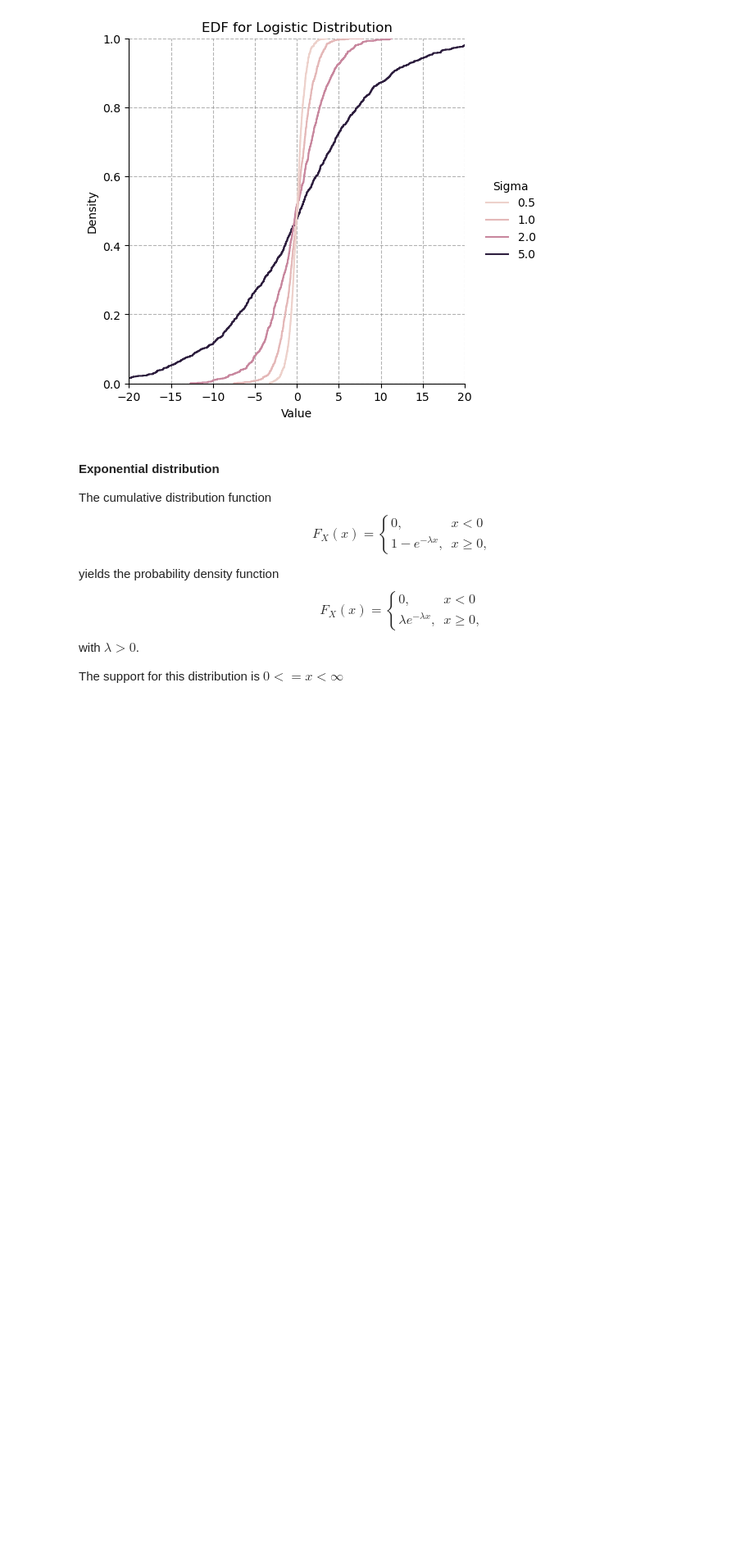
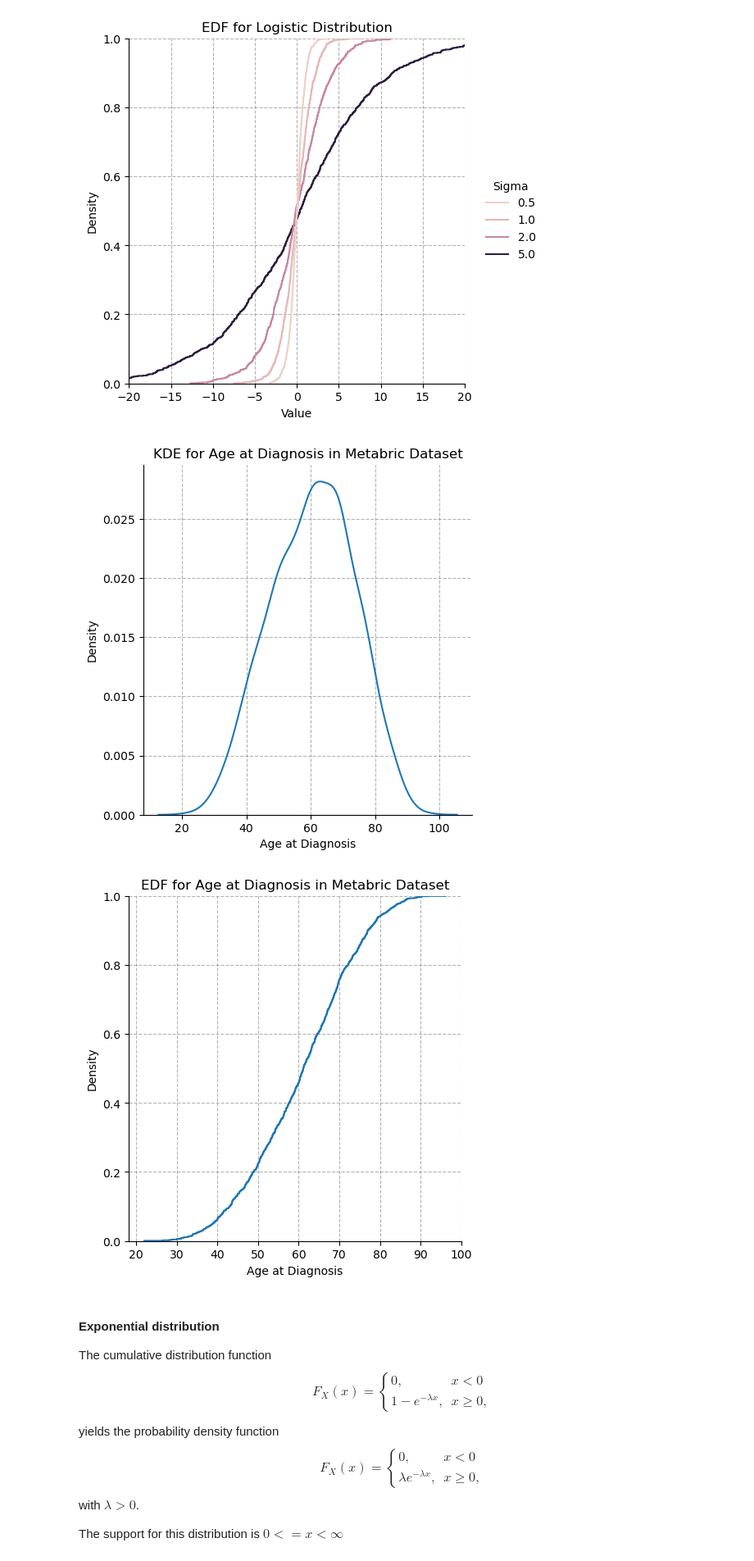
Before and after one commit to ds4e/understanding_uncertainty_assignments, a Jupyter notebook: assignment_6/exercies_6.ipynb, the cells around one changed output. Shown at 82% size. Saved outputs shown, nothing was run; the diff lists cells and outputs as text; code cells hidden in the pictures; blank space fills up the shorter version.

Commit message:
Identified metabric data for each distribution. Exercise 6 complete.

```diff
--- a/assignment_6/exercies_6.ipynb
+++ b/assignment_6/exercies_6.ipynb
@@ -10,6 +10,8 @@ import seaborn as sns
 # %%
 plt.rcParams["figure.figsize"] = (14, 8)
 random_seed = 12365478900
+
+metabric = pd.read_csv('../data/metabric.csv')
 # %% [markdown]
 ### 6. Some Common Distributions
 
@@ -143,6 +145,24 @@ plot_samples(lambda rng, scale, n: rng.logistic(scale=scale, size=n), 'Logistic'
 # %% [output]
 [figure]
 [figure]
+# %%
+# Logistic Distribution in Metabric Dataset
+# Age at Diagnosis has a roughly logistic distribution
+
+plots = {'kde': 'KDE',
+         'ecdf': 'EDF'
+        }
+
+for kind, title in plots.items():
+    sns.displot(metabric, x='Age at Diagnosis', kind=kind)
+    plt.title(f'{title} for Age at Diagnosis in Metabric Dataset')
+    plt.xlabel('Age at Diagnosis')
+    plt.ylabel('Density')
+    plt.grid(True, linestyle='--', color='gray', alpha=0.6)
+    plt.show()
+# %% [output]
+[figure, added]
+[figure, added]
 # %% [markdown]
 #### Exponential distribution
 The cumulative distribution function
```
Also changed, not shown: parts of 4 cells of this notebook.
